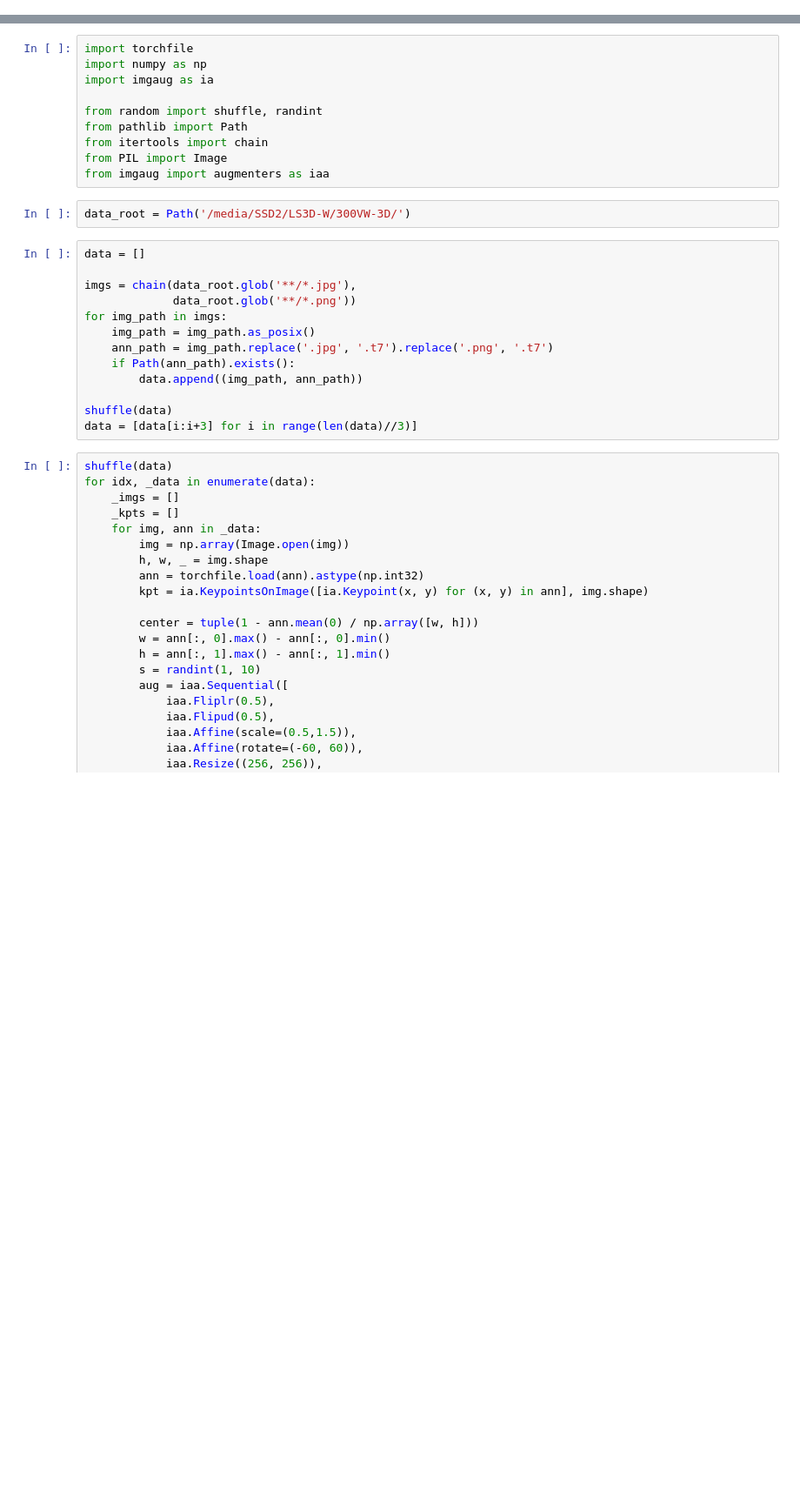
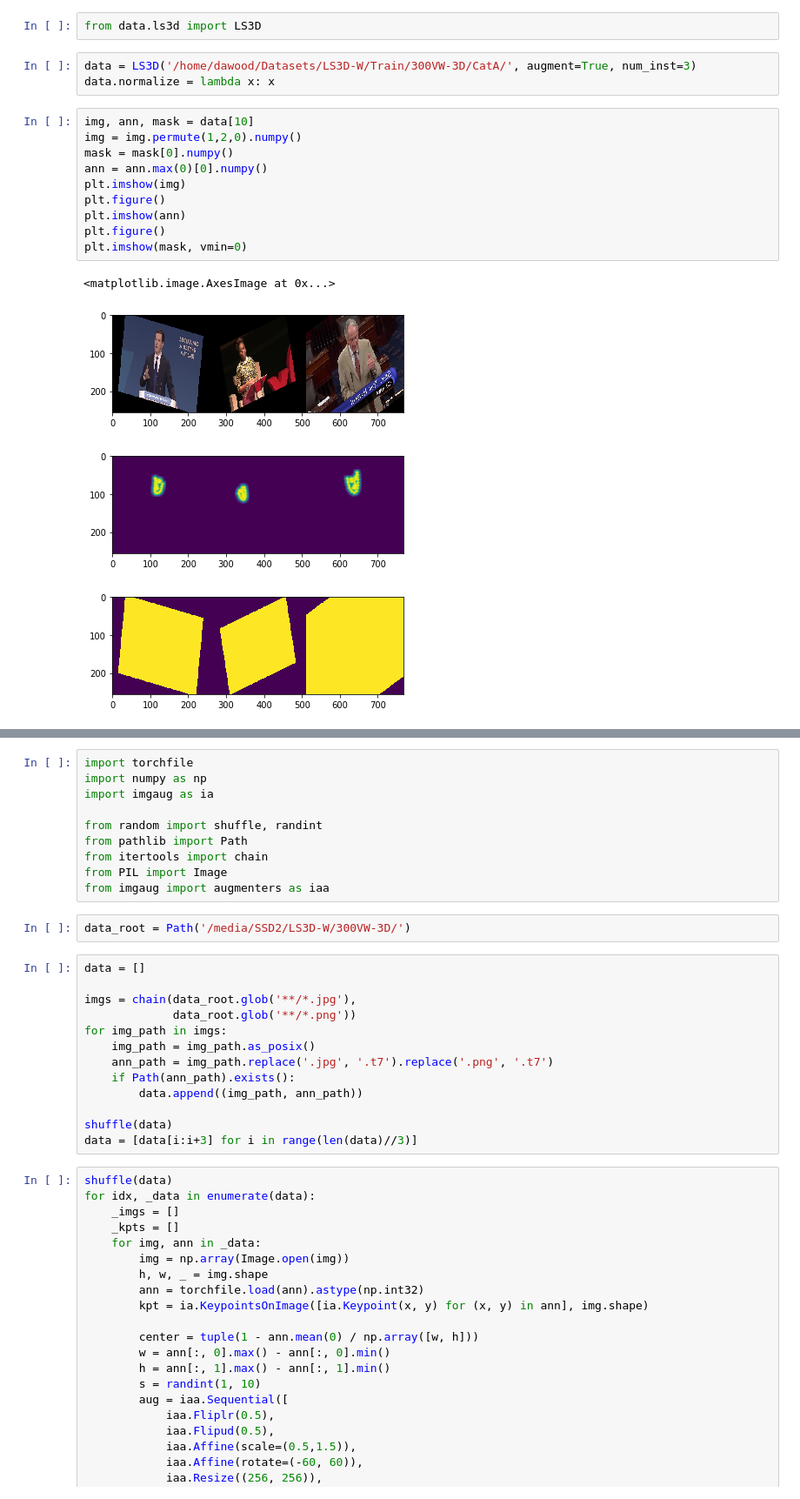
Before and after one commit to dawood95/face-keypoints, a Jupyter notebook: notebooks/dataloader.ipynb, the cells around one changed output, grey strips where cells are left out. Shown at 87% size. Saved outputs shown, nothing was run; the diff lists cells and outputs as text; blank space fills up the shorter version.

Commit message:
trying with mask training and more aug

```diff
--- a/notebooks/dataloader.ipynb
+++ b/notebooks/dataloader.ipynb
@@ -8,0 +14,20 @@ from matplotlib import pyplot as plt
+# %%
+from data.ls3d import LS3D
+# %%
+data = LS3D('/home/dawood/Datasets/LS3D-W/Train/300VW-3D/CatA/', augment=True, num_inst=3)
+data.normalize = lambda x: x
+# %%
+img, ann, mask = data[10]
+img = img.permute(1,2,0).numpy()
+mask = mask[0].numpy()
+ann = ann.max(0)[0].numpy()
+plt.imshow(img)
+plt.figure()
+plt.imshow(ann)
+plt.figure()
+plt.imshow(mask, vmin=0)
+# %% [output]
+<matplotlib.image.AxesImage at 0x...>
+[figure, added]
+[figure, added]
+[figure, added]
```
Also changed, not shown: parts of 5 cells of this notebook, 4 other files.
